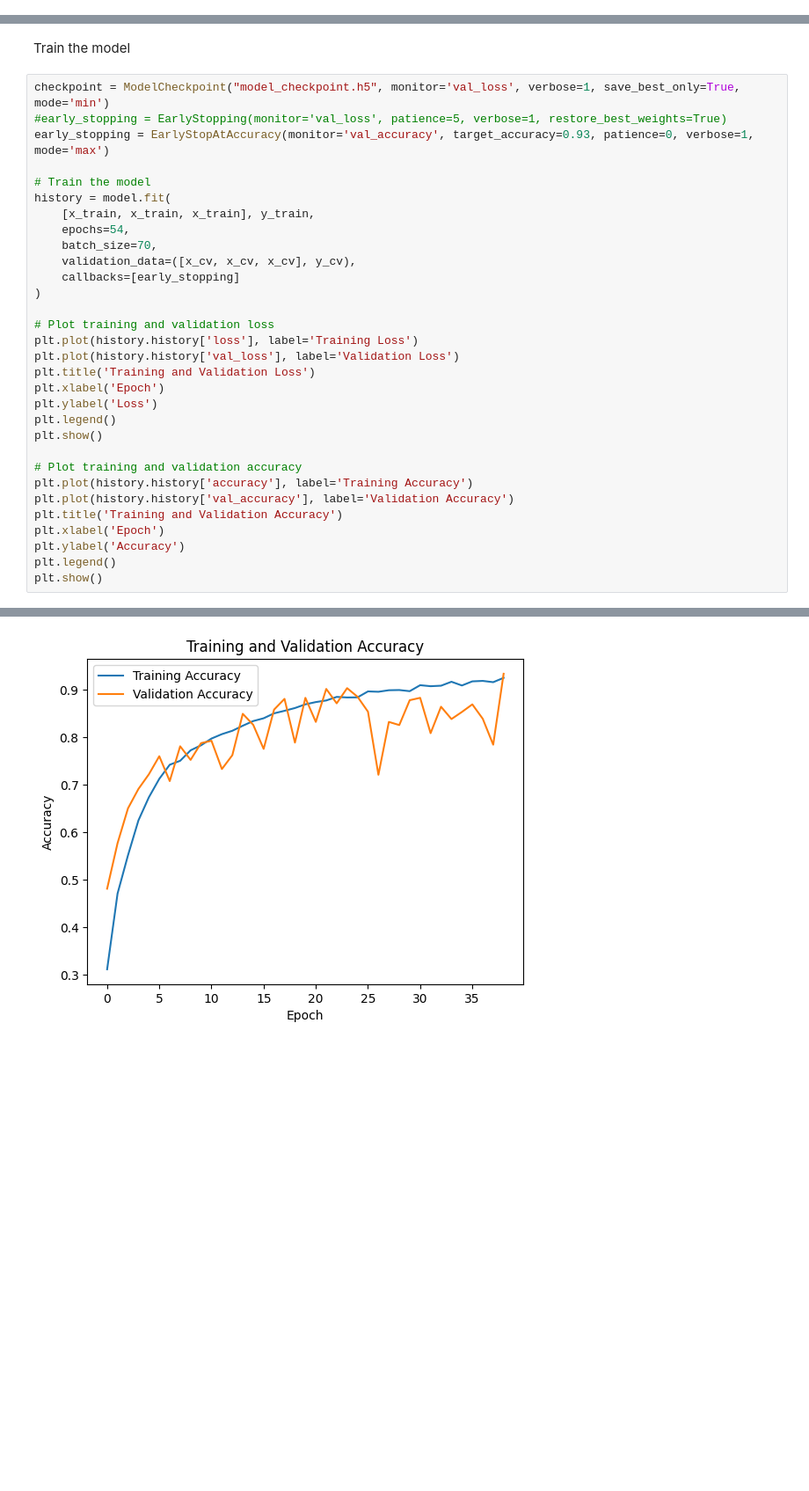
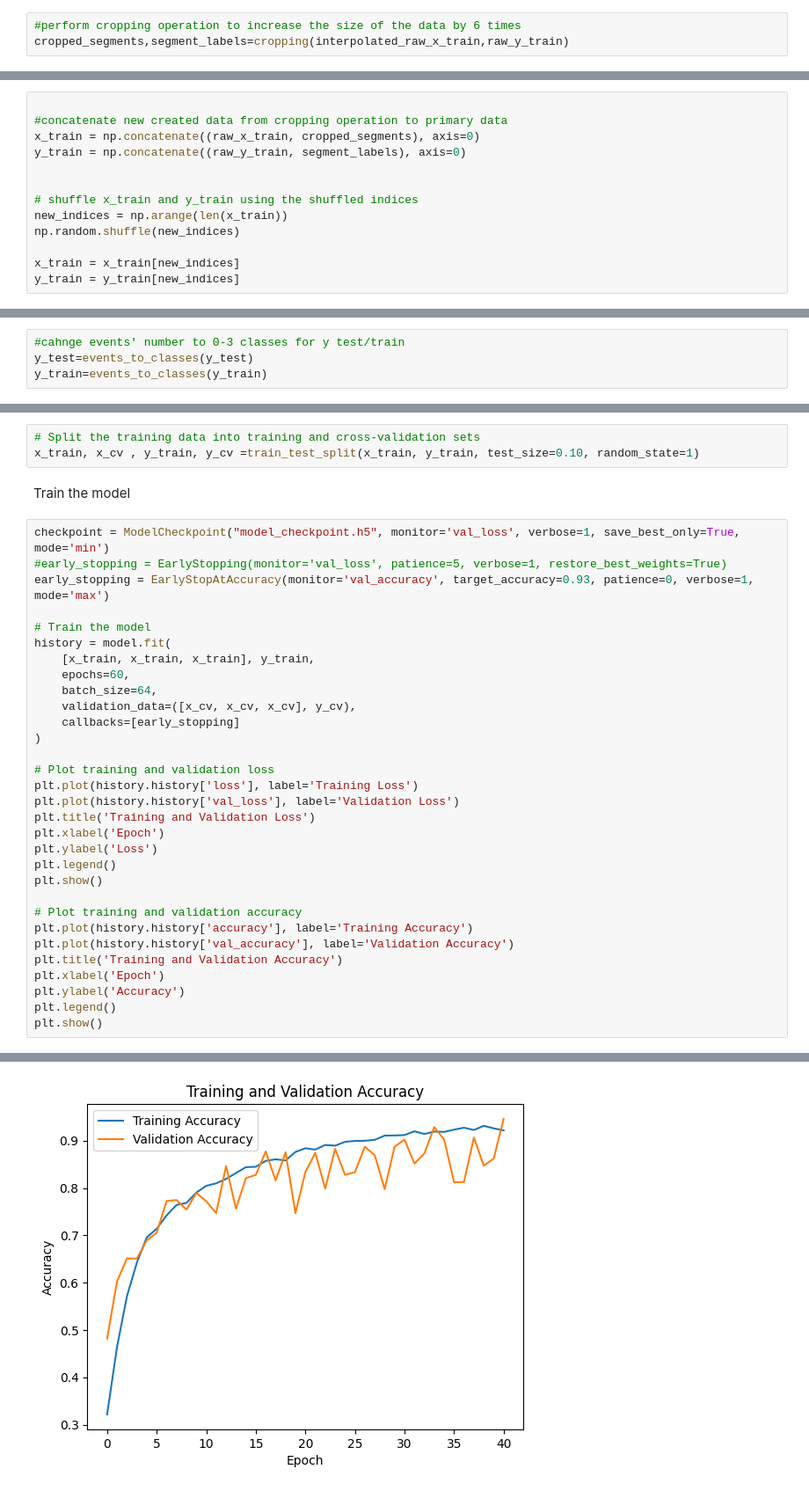
Before and after one commit to NimaAhmadi79/EEG-based-motor-imagery-classification-, a Jupyter notebook: main/main.ipynb, the cells around one changed output, grey strips where cells are left out. Shown: that part at 88% size. Cells and saved outputs as stored; diff of their text form; blank space fills up the shorter version.

Commit message:
perform data augmentation on test data

```diff
--- a/main/main.ipynb
+++ b/main/main.ipynb
@@ -391,0 +231,3 @@ class EarlyStopAtAccuracy(Callback):
+# %%
+#perform cropping operation to increase the size of the data by 6 times
+cropped_segments,segment_labels=cropping(interpolated_raw_x_train,raw_y_train)
@@ -391,0 +236,13 @@ class EarlyStopAtAccuracy(Callback):
+# %%
+
+#concatenate new created data from cropping operation to primary data
+x_train = np.concatenate((raw_x_train, cropped_segments), axis=0)
+y_train = np.concatenate((raw_y_train, segment_labels), axis=0)
+
+
+# shuffle x_train and y_train using the shuffled indices
+new_indices = np.arange(len(x_train))
+np.random.shuffle(new_indices)
+
+x_train = x_train[new_indices]
+y_train = y_train[new_indices]
@@ -391,0 +251,4 @@ class EarlyStopAtAccuracy(Callback):
+# %%
+#cahnge events' number to 0-3 classes for y test/train
+y_test=events_to_classes(y_test)
+y_train=events_to_classes(y_train)
@@ -392,3 +257,6 @@ class EarlyStopAtAccuracy(Callback):
+# %%
+# Split the training data into training and cross-validation sets
+x_train, x_cv , y_train, y_cv =train_test_split(x_train, y_train, test_size=0.10, random_state=1)
 # %% [markdown]
 Train the model
 # %%
@@ -399,8 +267,8 @@ early_stopping = EarlyStopAtAccuracy(monitor='val_accuracy', target_accuracy=0.9
 # Train the model
 history = model.fit(
     [x_train, x_train, x_train], y_train,
-    epochs=54,
-    batch_size=70,
+    epochs=60,
+    batch_size=64,
     validation_data=([x_cv, x_cv, x_cv], y_cv),
     callbacks=[early_stopping]
 )
@@ -444 +312 @@ Epoch 39/54
-[figure, old version]
+[figure, new version]
```
Also changed, not shown: parts of 52 cells of this notebook, 3 other files.
